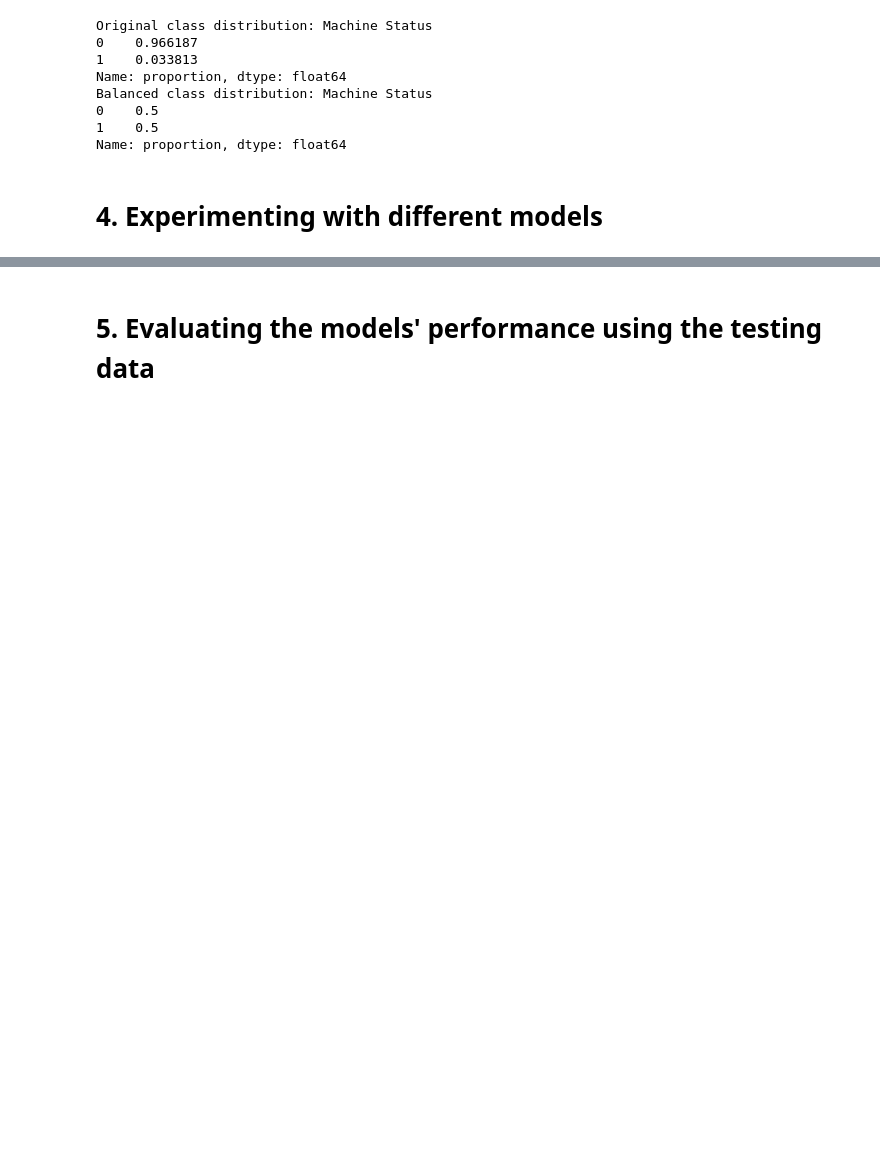
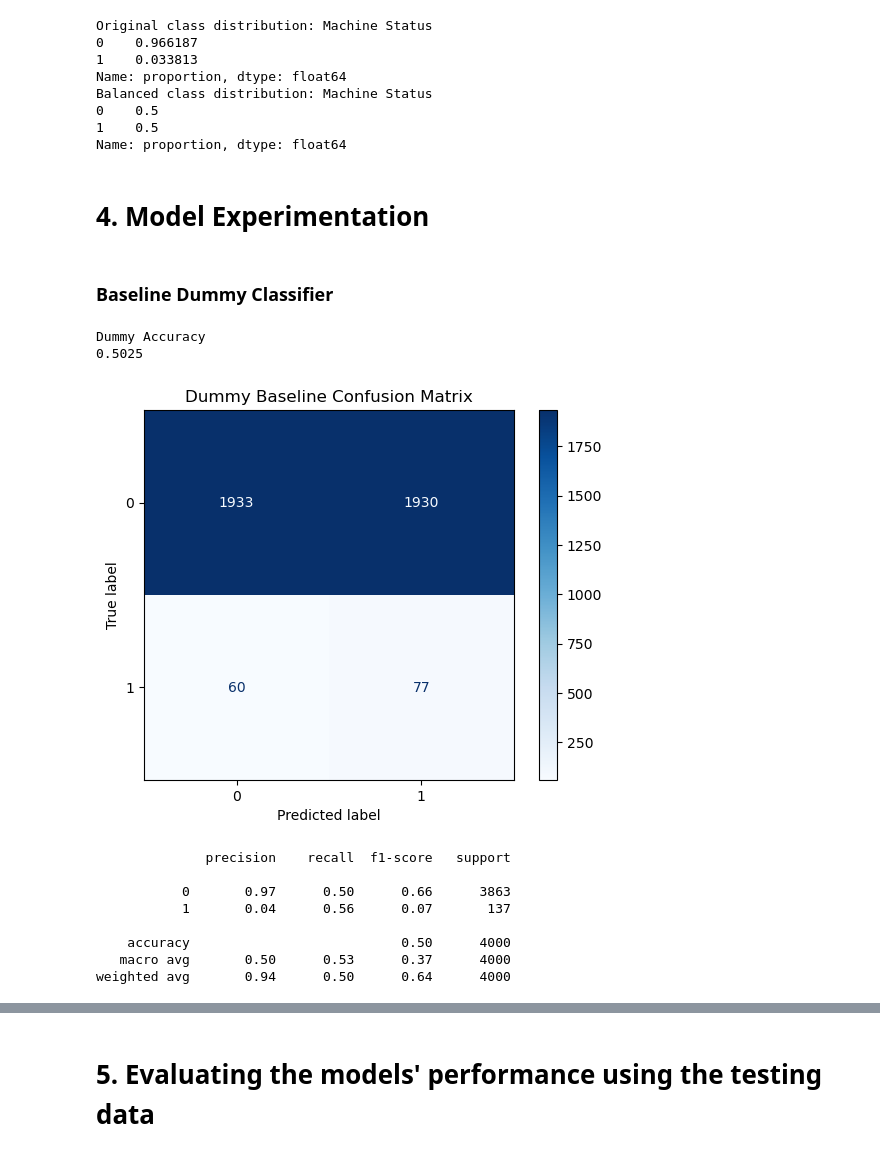
Before and after one commit to Mrkcuz-21/Predicting-Factory-Machine-Status-ML-Project, a Jupyter notebook: Predicting_Factory_Machine_Status_ML.ipynb, the cells around one changed output, grey strips where cells are left out. Drawn from its saved outputs; the diff is of its cells as text; code cells hidden in the pictures; blank space fills up the shorter version.

Commit message:
Model Training

```diff
--- a/Predicting_Factory_Machine_Status_ML.ipynb
+++ b/Predicting_Factory_Machine_Status_ML.ipynb
@@ -427,4 +427,37 @@ Balanced class distribution: Machine Status
 1    0.5
 Name: proportion, dtype: float64
 # %% [markdown]
-# 4. Experimenting with different models
+# 4. Model Experimentation
+# %% [markdown]
+### Baseline Dummy Classifier
+# %%
+X_train = X_balanced
+y_train = y_balanced
+# %%
+dummy = DummyClassifier(strategy="uniform", random_state=seed)
+dummy.fit(X_train, y_train)
+dummy_accuracy = dummy.score(X_test, y_test)
+dummy_y_pred = dummy.predict(X_test)
+
+print("Dummy Accuracy")
+print(dummy_accuracy)
+
+cm = confusion_matrix(y_test, dummy_y_pred)
+disp = ConfusionMatrixDisplay(confusion_matrix=cm)
+disp.plot(cmap="Blues")
+plt.title("Dummy Baseline Confusion Matrix")
+plt.show()
+
+print(classification_report(y_test, dummy_y_pred))
+# %% [output]
+Dummy Accuracy
+0.5025
+[figure, added]
+              precision    recall  f1-score   support
+
+           0       0.97      0.50      0.66      3863
+           1       0.04      0.56      0.07       137
+
+    accuracy                           0.50      4000
+   macro avg       0.50      0.53      0.37      4000
+weighted avg       0.94      0.50      0.64      4000
```
Also changed, not shown: parts of 4 cells of this notebook.
